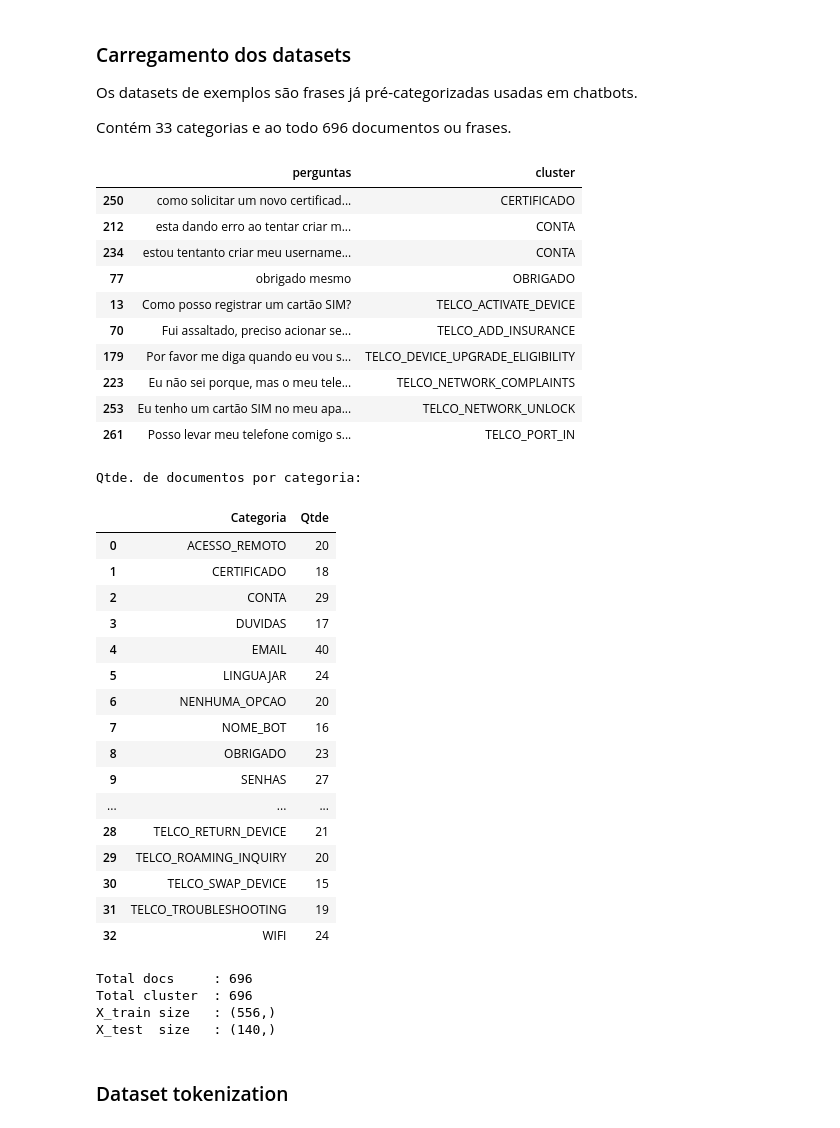
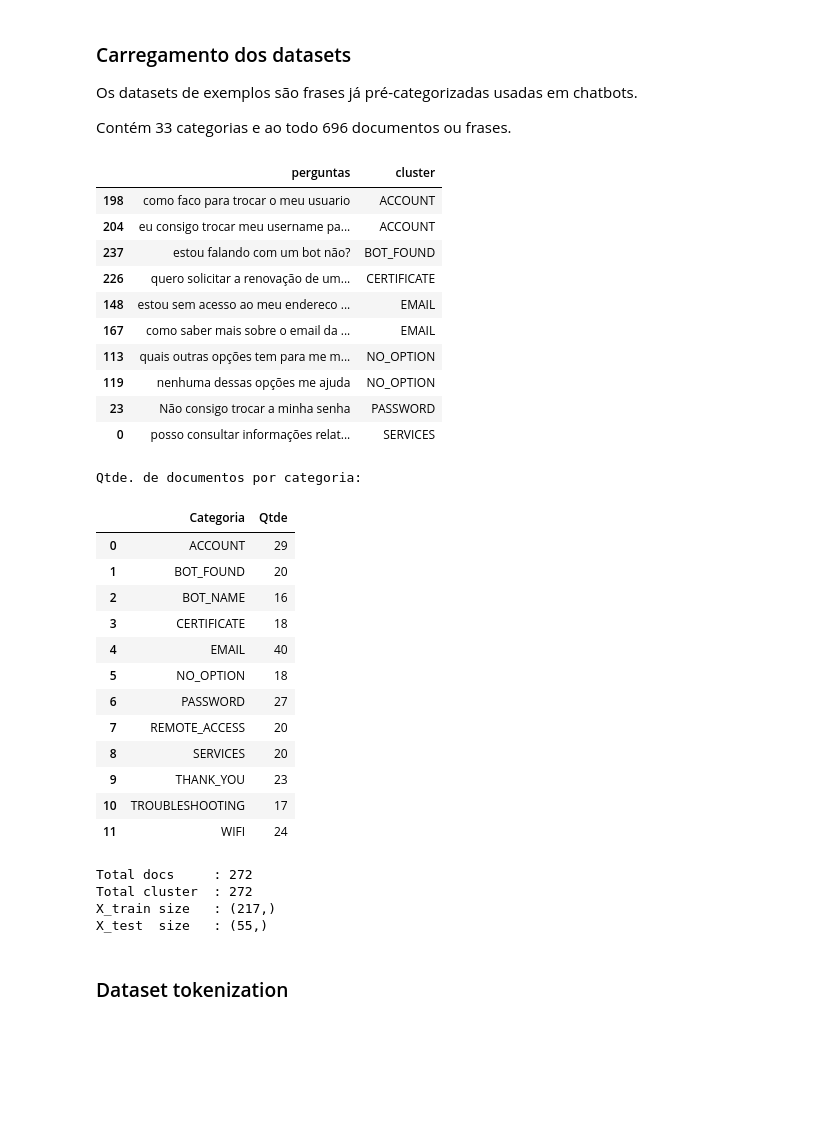
Before and after one commit to rdenadai/ia006c, a Jupyter notebook: notebooks/PROJETO/tfidf.ipynb, the cells around one changed output. Saved outputs shown, nothing was run; the diff lists cells and outputs as text; code cells hidden in the pictures; blank space fills up the shorter version.

```diff
--- a/notebooks/PROJETO/tfidf.ipynb
+++ b/notebooks/PROJETO/tfidf.ipynb
@@ -87,34 +110,47 @@ Os datasets de exemplos são frases já pré-categorizadas usadas em chatbots.
 
 Contém 33 categorias e ao todo 696 documentos ou frases.
 # %%
-df_data1 = pd.read_csv("intents.csv", sep=';', names=["cluster", "perguntas"])
-df_data2 = pd.read_csv("ground_truth.csv", sep=';', names=["perguntas", "cluster"])
+dataset = 1
 
-df_data1 = df_data1[df_data1.columns[::-1]]
-df_data = pd.concat([df_data1, df_data2], sort=False)
-df_data.dropna(inplace=True)
-df_data['cluster'] = df_data['cluster'].str.upper()
+if dataset == 1:
+    df_data = pd.read_csv("datasets/intents.csv", sep=';', names=["cluster", "perguntas"])
+    df_data = df_data[df_data.columns[::-1]]
+    df_data.dropna(inplace=True)
+    df_data['cluster'] = df_data['cluster'].str.upper()
+elif dataset == 2:
+    df_data = pd.read_csv("datasets/ground_truth.csv", sep=';', names=["perguntas", "cluster"])
+    df_data.dropna(inplace=True)
+    df_data['cluster'] = df_data['cluster'].str.upper()
+else:
+    df_data1 = pd.read_csv("datasets/intents.csv", sep=';', names=["cluster", "perguntas"])
+    df_data2 = pd.read_csv("datasets/ground_truth.csv", sep=';', names=["perguntas", "cluster"])
+
+    df_data1 = df_data1[df_data1.columns[::-1]]
+    df_data = pd.concat([df_data1, df_data2], sort=False)
+    df_data.dropna(inplace=True)
+    df_data['cluster'] = df_data['cluster'].str.upper()
 
 T = df_data.to_numpy()
 index = np.random.choice(T.shape[0], 10, replace=False)
 display(df_data.iloc[index].sort_values(by=["cluster"]))
 
 c = np.argmax(pd.get_dummies(df_data["cluster"]).to_numpy(), axis=1)
 
 N = df_data["cluster"].to_numpy().shape[0]
 clusters = len(set(c))
+colors = colors[range(0, clusters)]
 # %% [output]
 |  | perguntas | cluster |
-| 250 | como solicitar um novo certificad... | CERTIFICADO |
-| 212 | esta dando erro ao tentar criar m... | CONTA |
-| 234 | estou tentanto criar meu username... | CONTA |
-| 77 | obrigado mesmo | OBRIGADO |
-| 13 | Como posso registrar um cartão SIM? | TELCO_ACTIVATE_DEVICE |
-| 70 | Fui assaltado, preciso acionar se... | TELCO_ADD_INSURANCE |
-| 179 | Por favor me diga quando eu vou s... | TELCO_DEVICE_UPGRADE_ELIGIBILITY |
-| 223 | Eu não sei porque, mas o meu tele... | TELCO_NETWORK_COMPLAINTS |
-| 253 | Eu tenho um cartão SIM no meu apa... | TELCO_NETWORK_UNLOCK |
-| 261 | Posso levar meu telefone comigo s... | TELCO_PORT_IN |
+| 198 | como faco para trocar o meu usuario | ACCOUNT |
+| 204 | eu consigo trocar meu username pa... | ACCOUNT |
+| 237 | estou falando com um bot não? | BOT_FOUND |
+| 226 | quero solicitar a renovação de um... | CERTIFICATE |
+| 148 | estou sem acesso ao meu endereco ... | EMAIL |
+| 167 | como saber mais sobre o email da ... | EMAIL |
+| 113 | quais outras opções tem para me m... | NO_OPTION |
+| 119 | nenhuma dessas opções me ajuda | NO_OPTION |
+| 23 | Não consigo trocar a minha senha | PASSWORD |
+| 0 | posso consultar informações relat... | SERVICES |
 # %%
 uniq, cnt = np.unique(np.asarray(df_data["cluster"]), return_counts=True)
 df_org = pd.DataFrame(np.array(list(zip(uniq, cnt))), columns=["Categoria", "Qtde"])
@@ -124,22 +160,18 @@ display(df_org.sort_values(by=["Categoria"]))
 # %% [output]
 Qtde. de documentos por categoria:
 |  | Categoria | Qtde |
-| 0 | ACESSO_REMOTO | 20 |
-| 1 | CERTIFICADO | 18 |
-| 2 | CONTA | 29 |
-| 3 | DUVIDAS | 17 |
+| 0 | ACCOUNT | 29 |
+| 1 | BOT_FOUND | 20 |
+| 2 | BOT_NAME | 16 |
+| 3 | CERTIFICATE | 18 |
 | 4 | EMAIL | 40 |
-| 5 | LINGUAJAR | 24 |
-| 6 | NENHUMA_OPCAO | 20 |
-| 7 | NOME_BOT | 16 |
-| 8 | OBRIGADO | 23 |
-| 9 | SENHAS | 27 |
-| ... | ... | ... |
-| 28 | TELCO_RETURN_DEVICE | 21 |
-| 29 | TELCO_ROAMING_INQUIRY | 20 |
-| 30 | TELCO_SWAP_DEVICE | 15 |
-| 31 | TELCO_TROUBLESHOOTING | 19 |
-| 32 | WIFI | 24 |
+| 5 | NO_OPTION | 18 |
+| 6 | PASSWORD | 27 |
+| 7 | REMOTE_ACCESS | 20 |
+| 8 | SERVICES | 20 |
+| 9 | THANK_YOU | 23 |
+| 10 | TROUBLESHOOTING | 17 |
+| 11 | WIFI | 24 |
 # %%
 X_train, X_test, y_train, y_test = train_test_split(df_data["perguntas"], c, test_size=0.2)
 
@@ -150,10 +182,10 @@ print(f"Total cluster  : {qtde_categ}")
 print(f"X_train size   : {X_train.shape}")
 print(f"X_test  size   : {X_test.shape}")
 # %% [output]
-Total docs     : 696
-Total cluster  : 696
-X_train size   : (556,)
-X_test  size   : (140,)
+Total docs     : 272
+Total cluster  : 272
+X_train size   : (217,)
+X_test  size   : (55,)
 # %% [markdown]
 ### Dataset tokenization
 # %%
```
Also changed, not shown: parts of 15 cells of this notebook, 14 other files.
